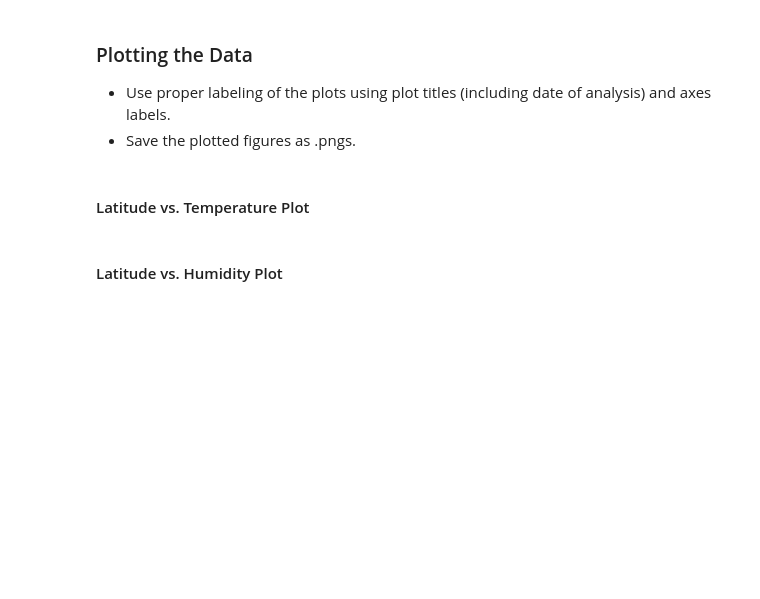
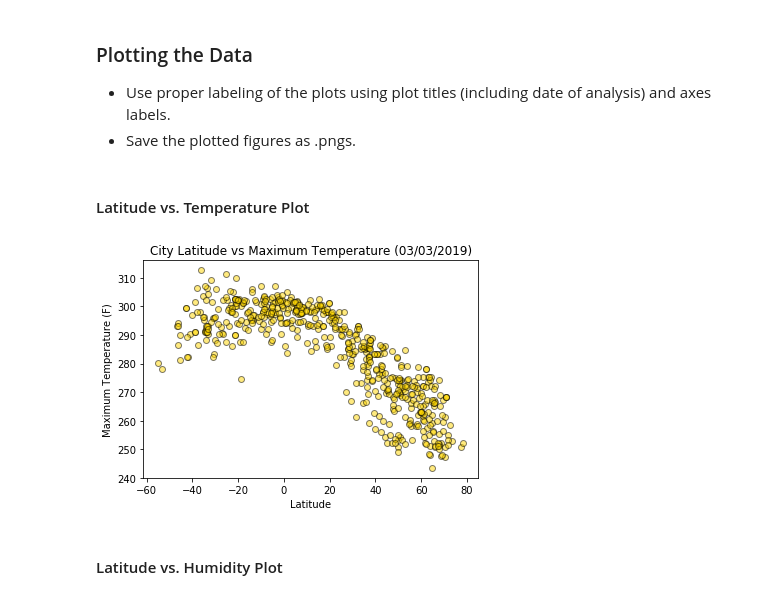
Before and after one commit to davidgmathews/HW_6_Whats_the_Weather_Like, a Jupyter notebook: WeatherPy.ipynb, the cells around one changed output. Saved outputs shown, nothing was run; the diff lists cells and outputs as text; code cells hidden in the pictures; blank space fills up the shorter version.

Commit message:
api calls, graphs

```diff
--- a/WeatherPy.ipynb
+++ b/WeatherPy.ipynb
@@ -67,3 +63,20 @@ data_dict["Wind Speed"]=0.0
 ### Perform API Calls
 * Perform a weather check on each city using a series of successive API calls.
 * Include a print log of each city as it'sbeing processed (with the city number and city name).
+# %%
+valid_index=[]
+for i in data_dict.index:
+    response = requests.get(f"{query_url}appid={api_key}&q={data_dict['City'][i]},{data_dict['Country'][i]}").json()
+    if response['cod']=='404':
+        print(f"City not found; Skipping Record {i+1} | {data_dict['City'][i]}")
+        continue
+    else:
+        print(f"Processing Record {i+1} | {data_dict['City'][i]}")
+        valid_index.append(i)
+        data_dict.loc[i,"Cloudiness"]=response['clouds']['all']
+        data_dict.loc[i,"Date"]=response['dt']
+        data_dict.loc[i,"Humidity"]=response['main']['humidity']
+        data_dict.loc[i,"Lat"]=response['coord']['lat']
+        data_dict.loc[i,"Lng"]=response['coord']['lon']
+        data_dict.loc[i,"Max Temp"]=response['main']['temp_max']
+        data_dict.loc[i,"Wind Speed"]=response['wind']['speed']
@@ -69,0 +101,2 @@ data_dict["Wind Speed"]=0.0
+# %%
+data_dict=data_dict.loc[valid_index,:]
@@ -76,11 +110,0 @@ query_url="http://api.openweathermap.org/data/2.5/weather?"
-# %%
-#cities[1:5]
-for i in range(len(data_dict.index)):
-    response = requests.get(f"{query_url}appid={api_key}&q={data_dict['City'][i]},{data_dict['Country'][i]}").json()
-    data_dict.loc[i,["Cloudiness"]]=response['clouds']['all']
-    #data_dict[i,["Date"]]=response['dt']
-    data_dict[i,["Humidity"]]=response['main']['humidity']
-    data_dict[i,["Lat"]]=response['coord']['lat']
-    data_dict[i,["Lng"]]=response['coord']['lon']
-    data_dict[i,["Max Temp"]]=response['main']['temp_max']
-    data_dict[i,["Wind Speed"]]=response['wind']['speed']
@@ -114,5 +124,15 @@ response
 * Save the plotted figures as .pngs.
 # %% [markdown]
 #### Latitude vs. Temperature Plot
+# %%
+plt.scatter(data_dict[["Lat"]], data_dict[["Max Temp"]], marker="o", facecolors="gold", edgecolors="black",
+            alpha=.5, linewidths=1)
+#plot title, axes labels
+plt.title("City Latitude vs Maximum Temperature (03/03/2019)")
+plt.xlabel("Latitude")
+plt.ylabel("Maximum Temperature (F)")
+plt.savefig("./Images/Latitude vs Temperature.png",dpi=256,figsize=(18,11))
+# %% [output]
+[figure, added]
 # %% [markdown]
 #### Latitude vs. Humidity Plot
```
Also changed, not shown: parts of 15 cells of this notebook, 6 other files.
